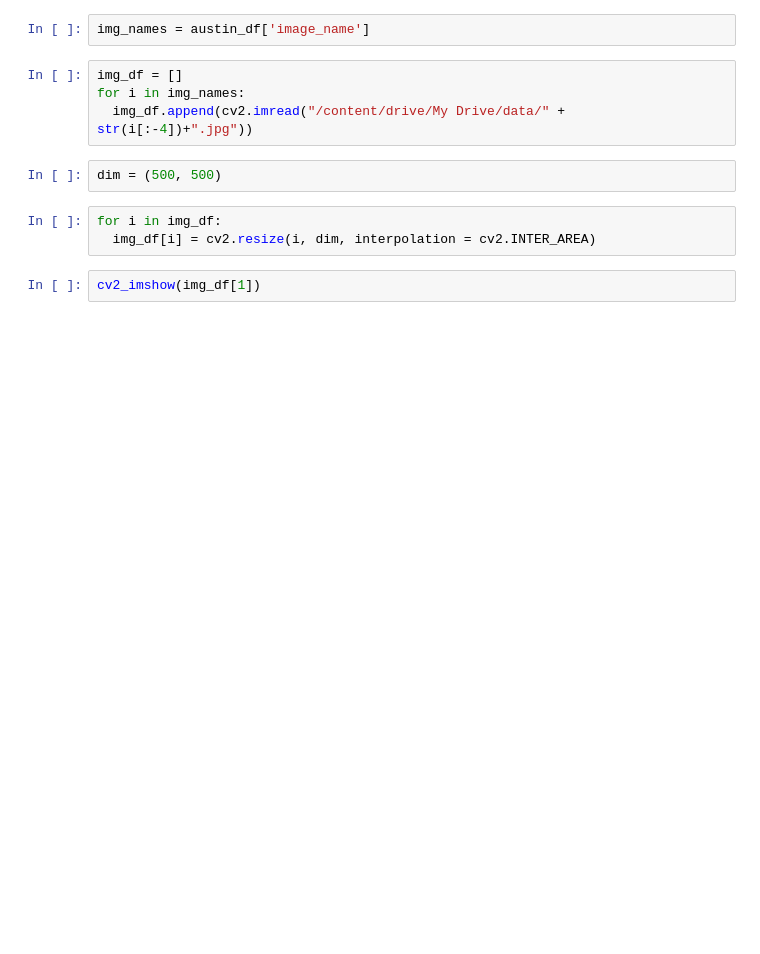
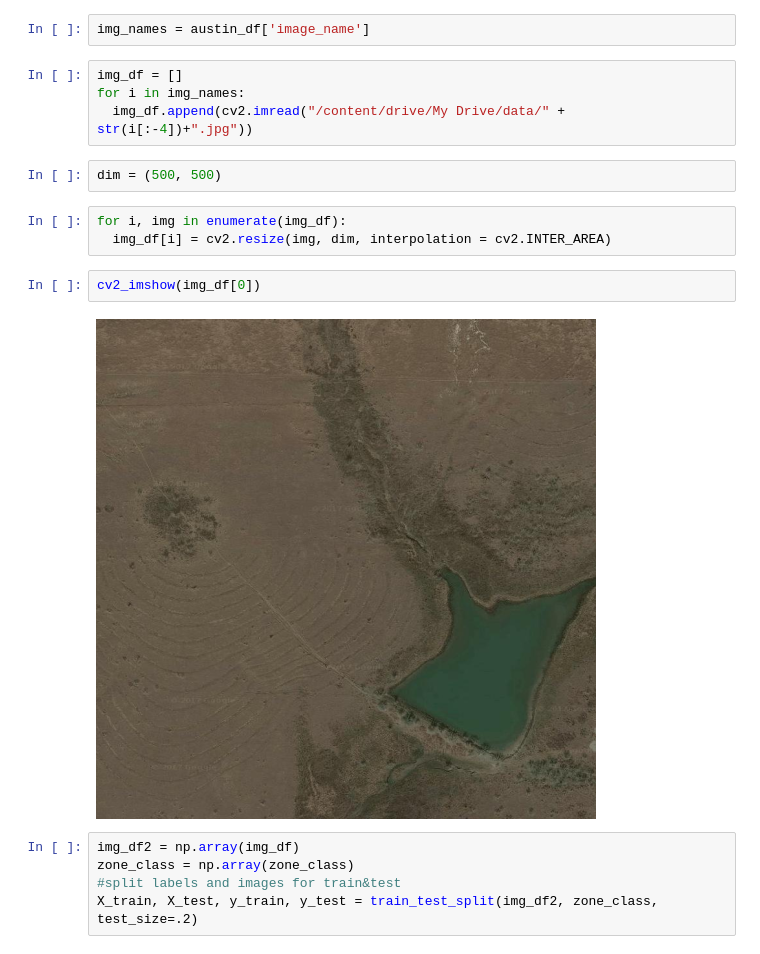
Before and after one commit to hyunjaec/MScA_Deep_Learning_Project, a Jupyter notebook: zoning_satellite.ipynb, the cells around one changed output. Cells and saved outputs as stored; diff of their text form; blank space fills up the shorter version.

```diff
--- a/zoning_satellite.ipynb
+++ b/zoning_satellite.ipynb
@@ -139,7 +147,14 @@ for i in img_names:
 # %%
 dim = (500, 500)
 # %%
-for i in img_df:
-  img_df[i] = cv2.resize(i, dim, interpolation = cv2.INTER_AREA)
+for i, img in enumerate(img_df):
+  img_df[i] = cv2.resize(img, dim, interpolation = cv2.INTER_AREA)
 # %%
-cv2_imshow(img_df[1])
+cv2_imshow(img_df[0])
+# %% [output]
+[figure, added]
+# %%
+img_df2 = np.array(img_df)
+zone_class = np.array(zone_class)
+#split labels and images for train&test
+X_train, X_test, y_train, y_test = train_test_split(img_df2, zone_class, test_size=.2)
```
Also changed, not shown: parts of 3 cells of this notebook.
